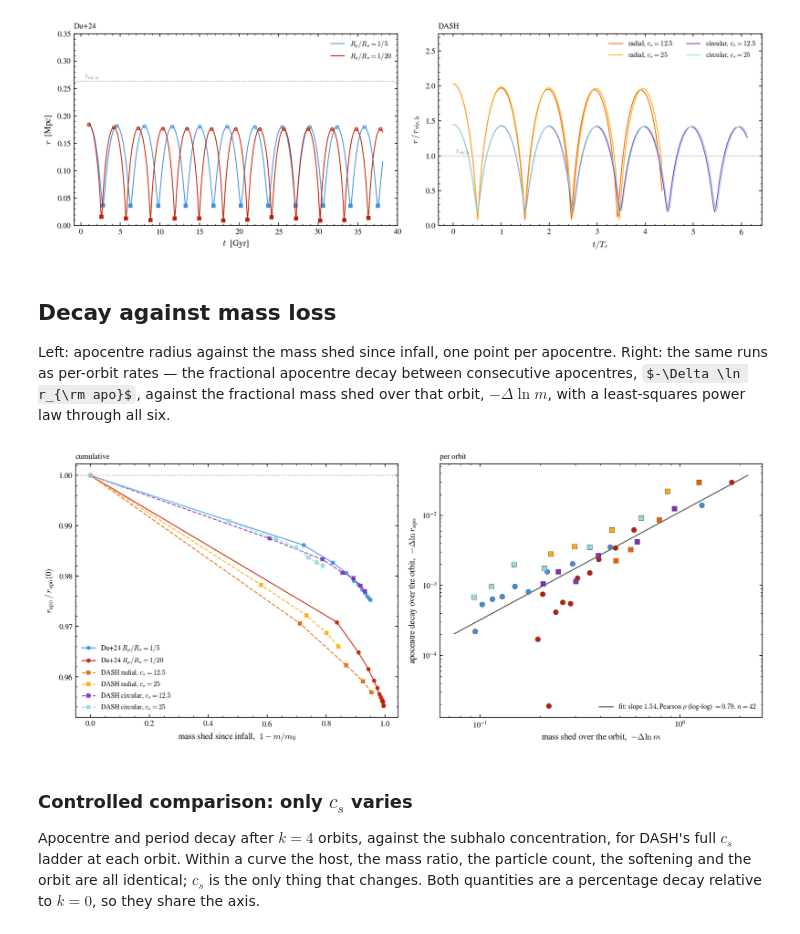
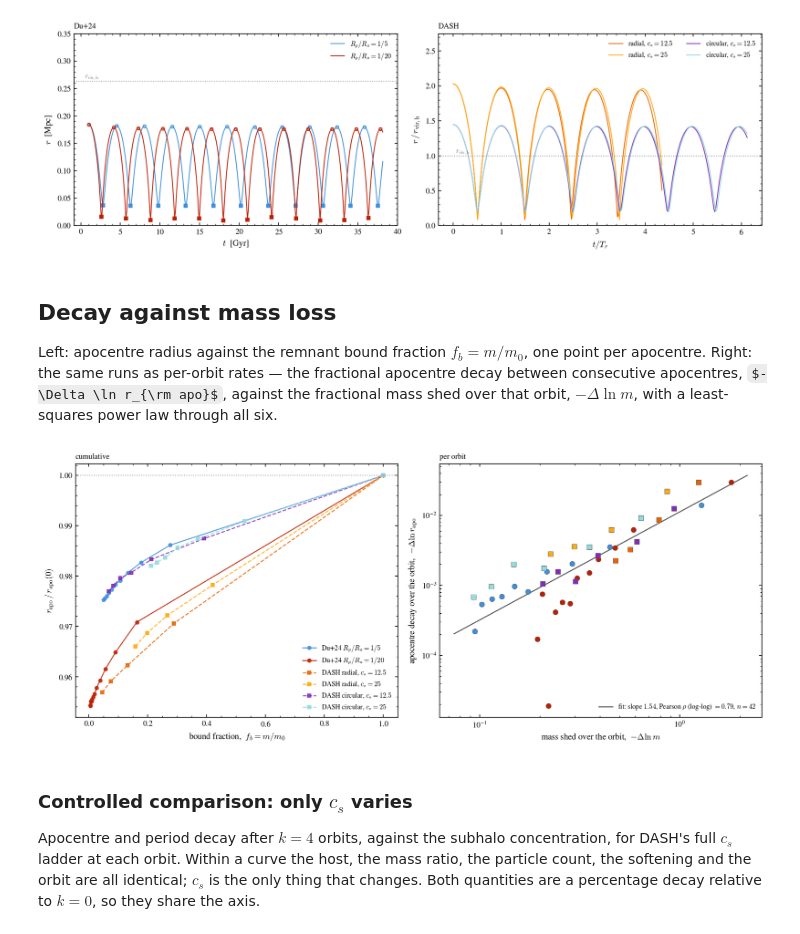
Before and after one commit to fabiokung/SatGen, a Jupyter notebook: subhalo_nbody_orbits.ipynb, the cells around one changed output. Saved outputs shown, nothing was run; the diff lists cells and outputs as text; code cells hidden in the pictures; some formulas as TeX source.

Commit message:
use bound fraction f_b instead of mass shed in orbit-decay notebook

```diff
--- a/subhalo_nbody_orbits.ipynb
+++ b/subhalo_nbody_orbits.ipynb
@@ -171,7 +171,7 @@ plt.show()
 # %% [markdown]
 ## Decay against mass loss
 
-Left: apocentre radius against the mass shed since infall, one point per apocentre. Right: the same runs as per-orbit rates — the fractional apocentre decay between consecutive apocentres, $-\Delta \ln r_{\rm apo}$, against the fractional mass shed over that orbit, $-\Delta \ln m$, with a least-squares power law through all six.
+Left: apocentre radius against the remnant bound fraction $f_b = m/m_0$, one point per apocentre. Right: the same runs as per-orbit rates — the fractional apocentre decay between consecutive apocentres, $-\Delta \ln r_{\rm apo}$, against the fractional mass shed over that orbit, $-\Delta \ln m$, with a least-squares power law through all six.
 # %%
 #---apocentre radius and bound mass at each apocentre, all six runs
 series = []
@@ -191,41 +191,41 @@ fig, axes = plt.subplots(1, 2, figsize=(12, 5))
 
 X, Y = [], []
 for lab, color, mk, ls, ra, m in series:
-    axes[0].plot(1. - m / m[0], ra / ra[0], ls, marker=mk, ms=4, color=color,
+    axes[0].plot(m / m[0], ra / ra[0], ls, marker=mk, ms=4, color=color,
                  alpha=0.85, label=lab)
     dlnr = -np.diff(np.log(ra))
     dlnm = -np.diff(np.log(m))
     axes[1].plot(dlnm, dlnr, mk, ms=6, color=color, mec='0.3', mew=0.4)
     X.append(dlnm)
     Y.append(dlnr)
 
 X, Y = np.concatenate(X), np.concatenate(Y)
 ok = (X > 0.) & (Y > 0.)
 lx, ly = np.log10(X[ok]), np.log10(Y[ok])
 slope, icpt = np.polyfit(lx, ly, 1)
 rho = np.corrcoef(lx, ly)[0, 1]
 xf = np.array([0.8 * X[ok].min(), 1.2 * X[ok].max()])
 axes[1].plot(xf, 10.**icpt * xf**slope, '-', lw=1.2, color='0.35', zorder=0,
              label=r'fit: slope $%.2f$, Pearson $\rho$ (log-log) $=%.2f$, $n=%d$'
                    % (slope, rho, ok.sum()))
 
-axes[0].set_xlabel(r'mass shed since infall,  $1 - m/m_0$')
+axes[0].set_xlabel(r'bound fraction,  $f_b = m/m_0$')
 axes[0].set_ylabel(r'$r_{\rm apo}\,/\,r_{\rm apo}(0)$')
 axes[0].axhline(1., ls=':', lw=1, color='0.6')
 axes[0].set_title('cumulative', loc='left', fontsize=9)
 axes[0].legend(fontsize=8)
 
 axes[1].set_xscale('log')
 axes[1].set_yscale('log')
 axes[1].set_xlabel(r'mass shed over the orbit,  $-\Delta \ln m$')
 axes[1].set_ylabel(r'apocentre decay over the orbit,  $-\Delta \ln r_{\rm apo}$')
 axes[1].set_title('per orbit', loc='left', fontsize=9)
 axes[1].legend(fontsize=8, loc='lower right')
 
 fig.tight_layout()
 plt.show()
 # %% [output]
-[figure, old version]
+[figure, new version]
 # %% [markdown]
 ### Controlled comparison: only $c_s$ varies
 
```
Also changed, not shown: parts of 1 cell of this notebook.
